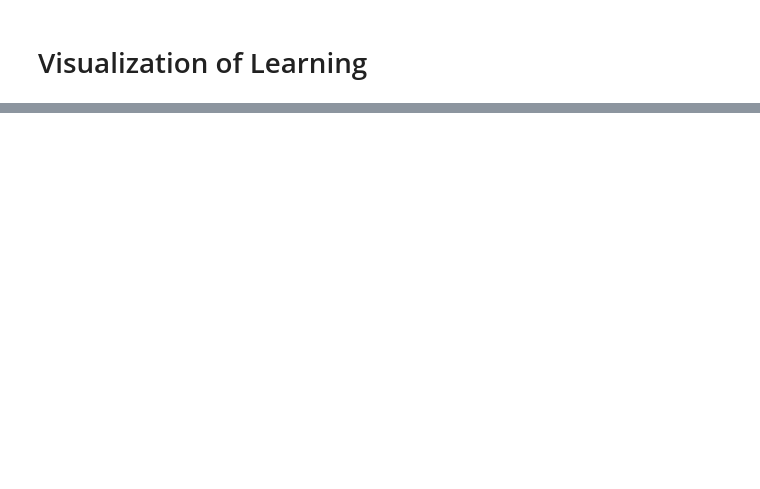
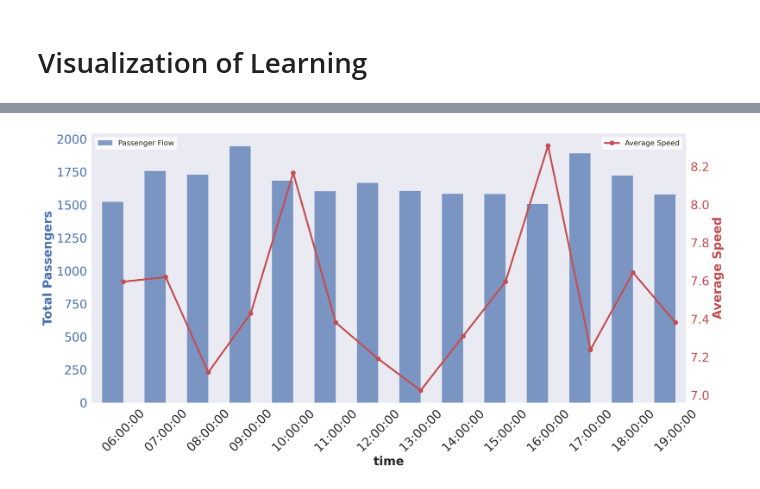
Before and after one commit to erzhu419/LSTM-RL, a Jupyter notebook: plot.ipynb, the cells around one changed output, grey strips where cells are left out. Cells and saved outputs as stored; diff of their text form; code cells hidden in the pictures; blank space fills up the shorter version.

```diff
--- a/plot.ipynb
+++ b/plot.ipynb
@@ -126,0 +298,57 @@ findfont: Generic family 'sans-serif' not found because none of the following fa
+# %%
+import pandas as pd
+import matplotlib.pyplot as plt
+
+# Load Excel files to inspect the data
+passenger_od_path = 'env/data/passenger_OD.xlsx'
+route_news_path = 'env/data/route_news.xlsx'
+
+# Load data
+passenger_od_df = pd.read_excel(passenger_od_path)
+route_news_df = pd.read_excel(route_news_path)
+
+# Extract time column and relevant OD matrix
+od_df = passenger_od_df.copy()
+od_df.columns = ['time', 'origin'] + [f"X{i:02}" for i in range(1, od_df.shape[1]-2+1)]
+
+# Calculate total passengers per time interval
+od_df['total_passengers'] = od_df.iloc[:, 2:].sum(axis=1)
+passenger_summary = od_df.groupby('time')['total_passengers'].sum()
+
+# Identify time columns
+time_columns = route_news_df.columns[5:]
+route_condition_summary = route_news_df[time_columns].mean()
+
+# 检查 index 类型并转换为字符串以确保一致性
+passenger_summary.index = passenger_summary.index.astype(str)
+route_condition_summary.index = route_condition_summary.index.astype(str)
+
+# 创建更干净的图表
+plt.style.use('seaborn-v0_8')  # 使用更干净的样式
+fig, ax1 = plt.subplots(figsize=(16, 8), dpi=300)  # 保持大画布和高分辨率
+
+# 客流量柱状图
+color1 = '#4C72B0'  # 更柔和的蓝色
+ax1.set_xlabel('Time', fontsize=20, fontweight='bold')
+ax1.set_ylabel('Total Passengers', color=color1, fontsize=20, fontweight='bold')
+passenger_summary.plot(kind='bar', ax=ax1, color=color1, alpha=0.7, width=0.5, position=1)
+ax1.tick_params(axis='y', labelcolor=color1, labelsize=20)
+ax1.tick_params(axis='x', labelsize=20, rotation=45)
+
+# 关闭网格线
+ax1.grid(False)
+# 平均速度折线图
+ax2 = ax1.twinx()
+color2 = '#C44E52'  # 更柔和的红色
+ax2.set_ylabel('Average Speed', color=color2, fontsize=20, fontweight='bold')
+route_condition_summary.plot(ax=ax2, color=color2, marker='o', linewidth=3, markersize=8)
+ax2.tick_params(axis='y', labelcolor=color2, labelsize=20)
+ax2.grid(False)
+# 添加图例
+ax1.legend(['Passenger Flow'], loc='upper left', fontsize=12, frameon=True, facecolor='white', edgecolor='none')
+ax2.legend(['Average Speed'], loc='upper right', fontsize=12, frameon=True, facecolor='white', edgecolor='none')
+
+fig.tight_layout()
+plt.show()
+# %% [output]
+[figure, added]
```
Also changed, not shown: parts of 8 cells of this notebook, 7 other files.
